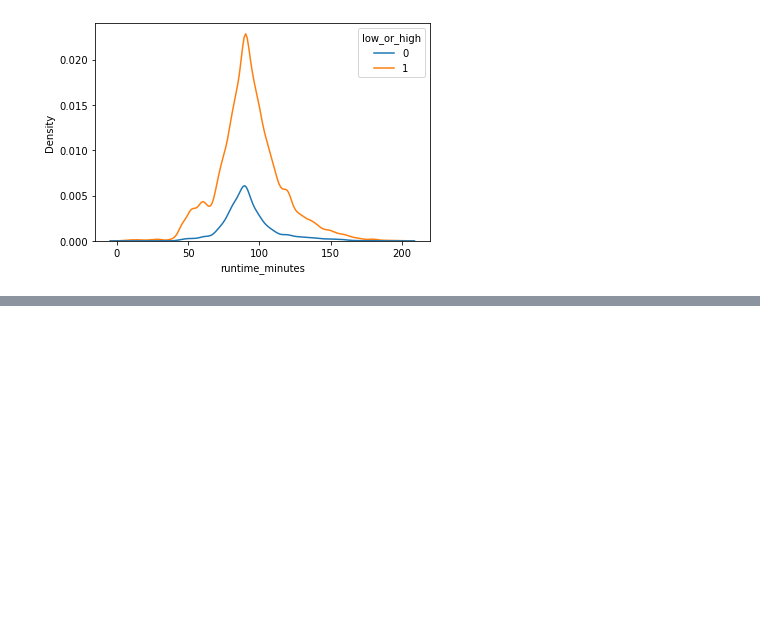
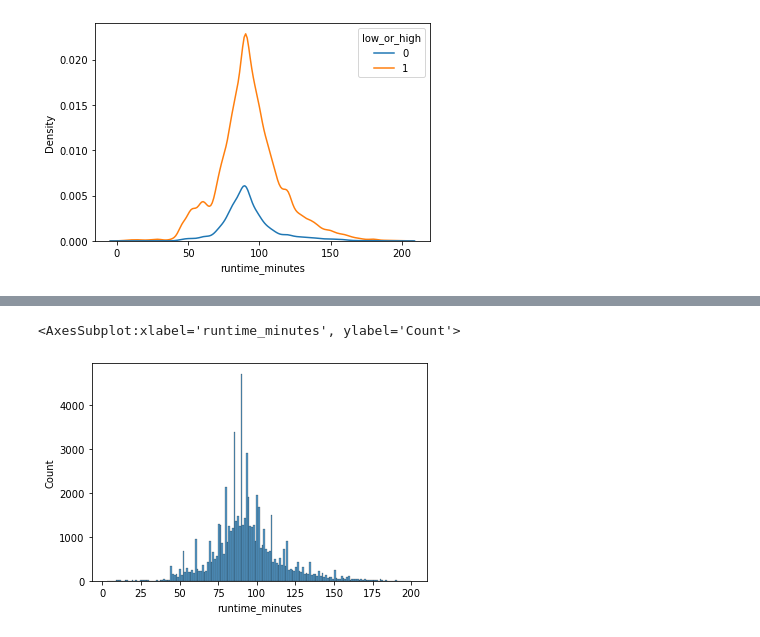
Before and after one commit to learn-co-curriculum/dsc-phase-2-project-v3, a Jupyter notebook: eda_kip.ipynb, the cells around one changed output, grey strips where cells are left out. Cells and saved outputs as stored; diff of their text form; code cells hidden in the pictures; blank space fills up the shorter version.

```diff
--- a/eda_kip.ipynb
+++ b/eda_kip.ipynb
@@ -1300,0 +1306,3 @@ sns.kdeplot(data=df_test_dropped, x='runtime_minutes', hue='low_or_high')
+# %%
+# drop from df_test_dropped any genre with less than 30 entries
+df_test_dropped = df_test_dropped.groupby('genres').filter(lambda x : len(x)>30)
@@ -1300,0 +1334,3 @@ sns.kdeplot(data=df_test_dropped, x='runtime_minutes', hue='low_or_high')
+# %%
+# drop any rows with null values under the genres column from the dataframe df_test_dropped
+df_test_dropped = df_test_dropped.dropna(subset=['genres'])
@@ -1300,0 +1341,4 @@ sns.kdeplot(data=df_test_dropped, x='runtime_minutes', hue='low_or_high')
+# %%
+# drop any rows with empty values under the genres column from the dataframe df_test_dropped
+df_test_dropped = df_test_dropped[df_test_dropped['genres'] != '']
+df_test_dropped.shape
@@ -1300,0 +1354,4 @@ sns.kdeplot(data=df_test_dropped, x='runtime_minutes', hue='low_or_high')
+# %%
+# create a new column in df_test_dropped called 'rating_cleaned' that looks at the 'averagerating' column and rounds the value to the nearest whole number
+df_test_dropped['rating_cleaned'] = df_test_dropped['averagerating'].round()
+df_test_dropped
@@ -1300,0 +1372,6 @@ sns.kdeplot(data=df_test_dropped, x='runtime_minutes', hue='low_or_high')
+# %%
+# create a normal distribution graph in seaborn of the runtime_minutes column in df_test_dropped
+sns.histplot(data=df_test_dropped, x='runtime_minutes')
+# %% [output]
+<AxesSubplot:xlabel='runtime_minutes', ylabel='Count'>
+[figure, added]
```
Also changed, not shown: parts of 38 cells of this notebook.
